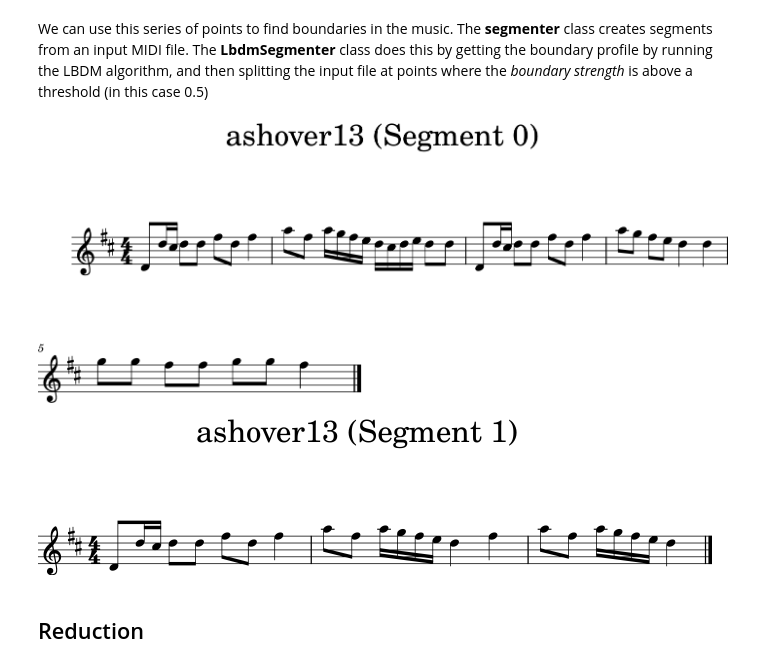
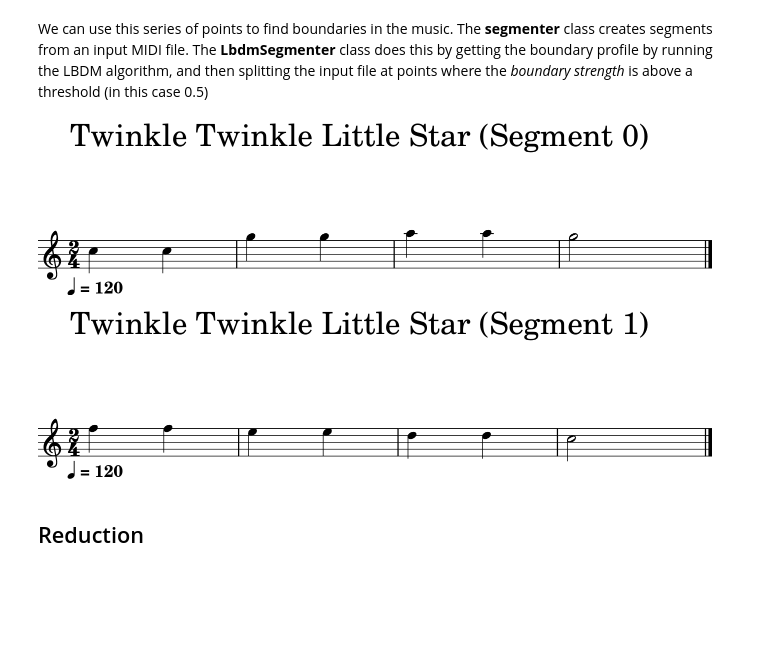
Before and after one commit to jamesb456/final-year-project, a Jupyter notebook: demo.ipynb, the cells around one changed output. Saved outputs shown, nothing was run; the diff lists cells and outputs as text; code cells hidden in the pictures; blank space fills up the shorter version.

Commit message:
More demo stuff, started making modified indexed queries

```diff
--- a/demo.ipynb
+++ b/demo.ipynb
@@ -35,10 +35,11 @@ show_mid.show()
 import matplotlib.pyplot as plt
 
 from mido import MidiFile, MidiTrack
-example_mid = MidiFile("mid/nottingham/melody/ashover13.mid") # for processing
+example_mid = MidiFile("mid/Twinkle_Twinkle_little_star.mid")
 melody_track = example_mid.tracks[0]
 
 # formatting
-plt.rcParams['figure.figsize'] = [14, 5]
-graph.lbdm_graph(example_mid.tracks[0],example_mid.ticks_per_beat)
+plt.rcParams["axes.grid"] = False
+plt.rcParams['figure.figsize'] = [30, 10]
+vis.lbdm_graph(melody_track,example_mid.ticks_per_beat)
 # %% [output]
@@ -55,16 +56,16 @@ for i, segment in enumerate(segments):
 # %%
-segment_mid_0 = music21.converter.parse(f"mid/demo/ashover13_0.mid")
+segment_mid_0 = music21.converter.parse(f"mid/demo/ttwl_0.mid")
 segment_mid_0.insert(0, music21.metadata.Metadata())
-segment_mid_0.metadata.title = 'ashover13 (Segment 0)'
+segment_mid_0.metadata.title = 'Twinkle Twinkle Little Star (Segment 0)'
 segment_mid_0.show()
 
-segment_mid_1 = music21.converter.parse(f"mid/demo/ashover13_1.mid")
+segment_mid_1 = music21.converter.parse(f"mid/demo/ttwl_1.mid")
 segment_mid_1.insert(0, music21.metadata.Metadata())
-segment_mid_1.metadata.title = 'ashover13 (Segment 1)'
+segment_mid_1.metadata.title = 'Twinkle Twinkle Little Star (Segment 1)'
 segment_mid_1.show()
 # %% [output]
-[figure, old version]
+[figure, new version]
-[figure, old version]
+[figure, new version]
 # %% [markdown]
 ## Reduction
 # %% [markdown]
```
Also changed, not shown: parts of 18 cells of this notebook, 15 other files.
